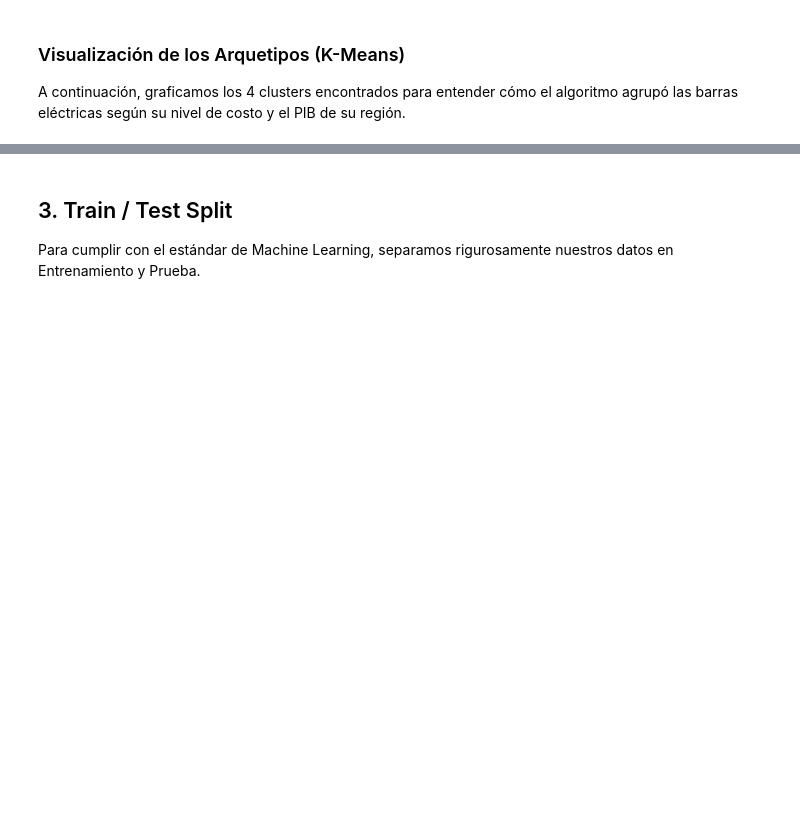
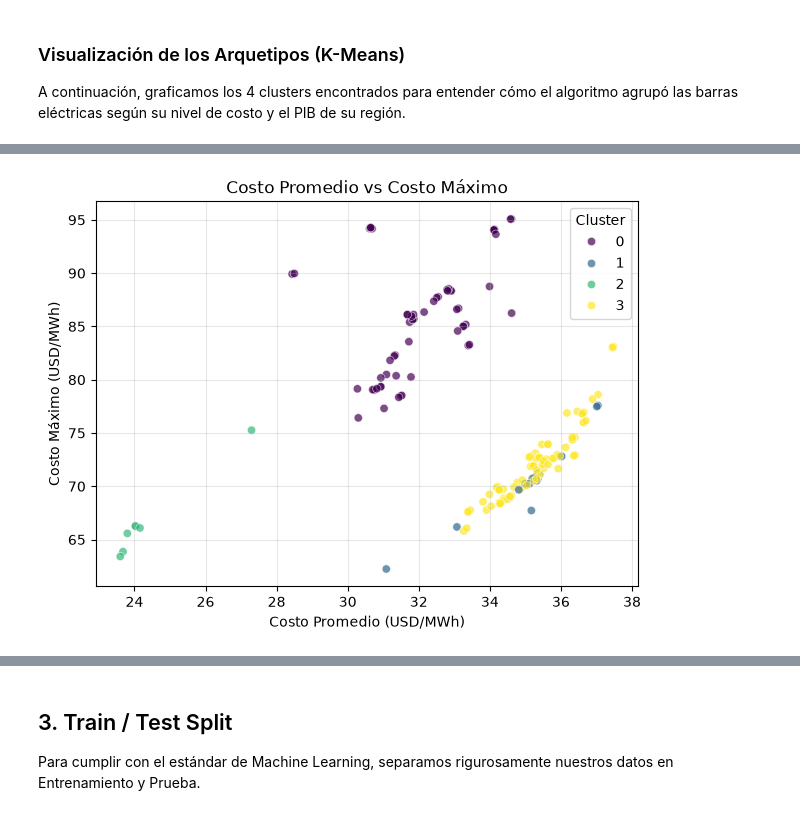
Before and after one commit to carlos31255/ET_ciencia_datos, a Jupyter notebook: models/02_modelo_riesgo.ipynb, the cells around one changed output, grey strips where cells are left out. Drawn from its saved outputs; the diff is of its cells as text; code cells hidden in the pictures; blank space fills up the shorter version.

```diff
--- a/models/02_modelo_riesgo.ipynb
+++ b/models/02_modelo_riesgo.ipynb
@@ -117,0 +120,12 @@ plt.show()
+# %%
+plt.figure(figsize=(7, 5))
+sns.scatterplot(data=df_clean, x='costo_promedio', y='costo_maximo',
+                hue='cluster_riesgo', palette='viridis', alpha=0.7)
+plt.title('Costo Promedio vs Costo Máximo')
+plt.xlabel('Costo Promedio (USD/MWh)')
+plt.ylabel('Costo Máximo (USD/MWh)')
+plt.legend(title='Cluster')
+plt.grid(True, alpha=0.3)
+plt.show()
+# %% [output]
+[figure, added]
```
Also changed, not shown: parts of 11 cells of this notebook, 3 other files.
